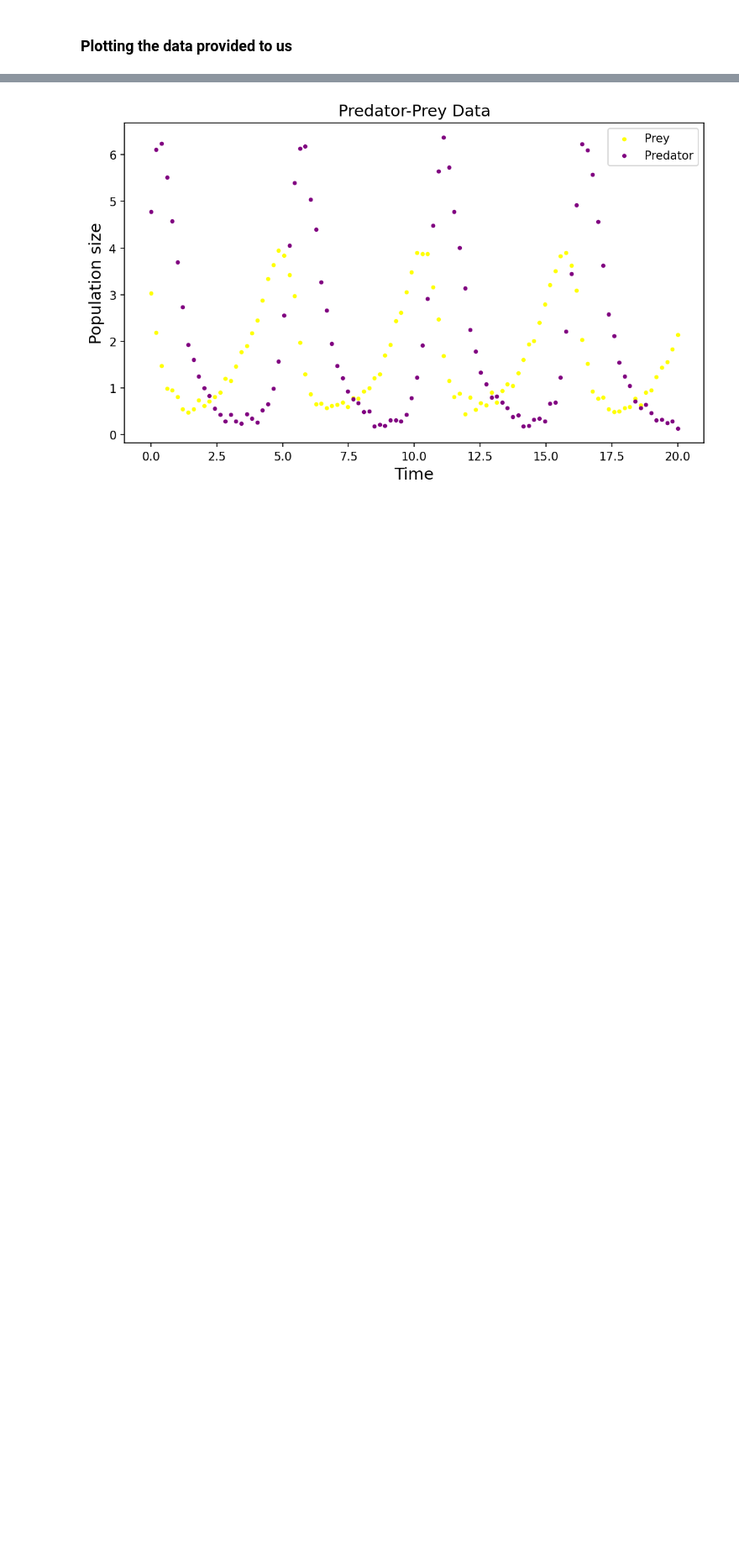
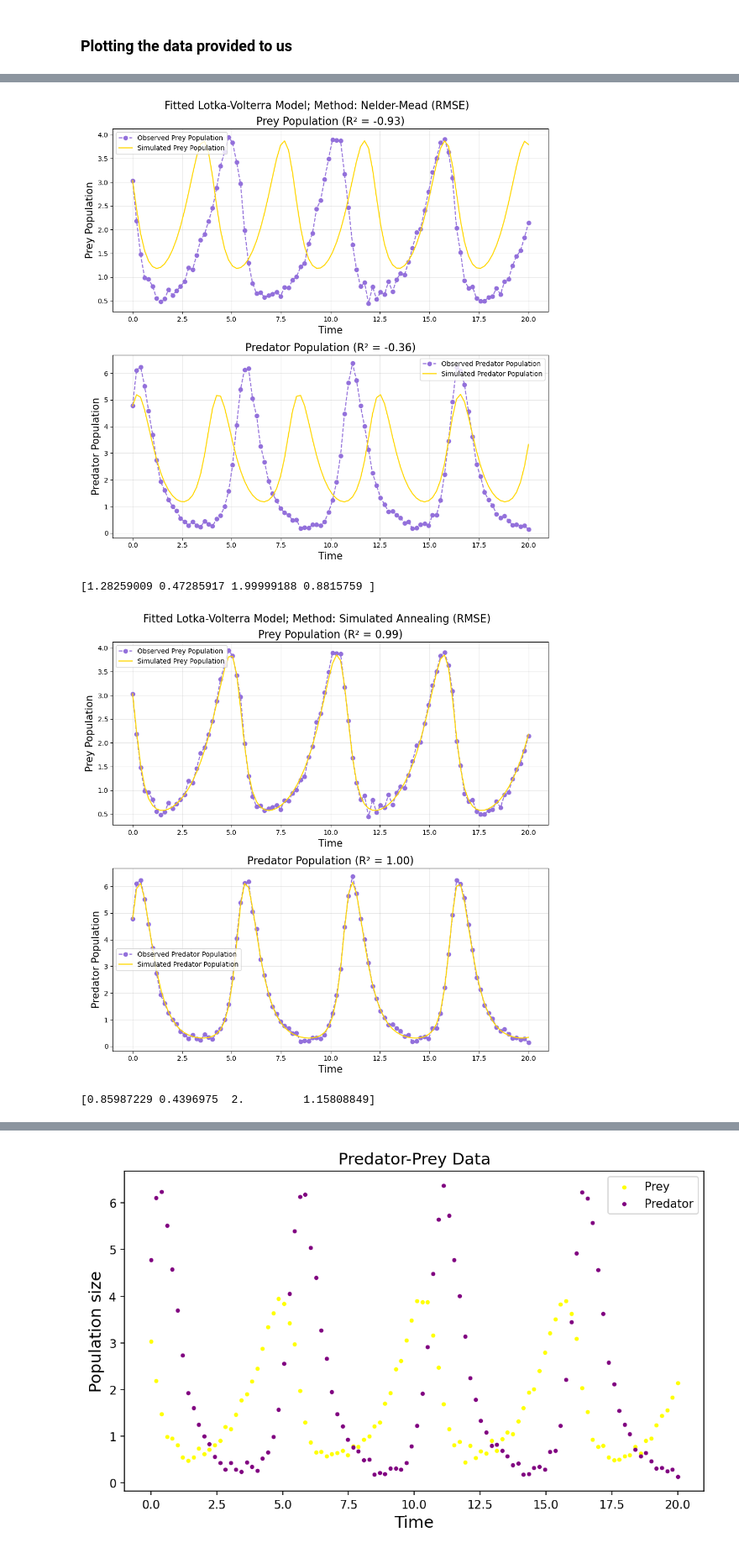
Before and after one commit to kushhhhs/LotkaVolterra-ModelFitting, a Jupyter notebook: main.ipynb, the cells around one changed output, grey strips where cells are left out. Shown at 84% size. Cells and saved outputs as stored; diff of their text form; code cells hidden in the pictures; blank space fills up the shorter version.

```diff
--- a/main.ipynb
+++ b/main.ipynb
@@ -28,0 +28,36 @@ bounds = [(0, 2), (0, 2), (0, 2), (0, 2)]
+# %%
+t_obs, x_obs, y_obs = load_data(r"C:\Users\magggien\Documents\Masters\LotkaVolterra-ModelFitting\data\predator-prey-data.csv")
+
+init_cond = [x_obs[0], y_obs[0]]
+
+#init_guess = (1.0, 0.5, 1.5, 1.0) #This guess was found using global optimization methtod to improve Nelder-Mead method.
+init_guess = (1.7, 0.8, 1.4, 0.6) # This is a 'best initial guess' using previous biology/predator-prey knowledge.
+bounds = [(0, 2), (0, 2), (0, 2), (0, 2)]
+
+optimized_params_local_RMSE = local_optimization_RMSE(init_guess, bounds, t_obs, init_cond, x_obs, y_obs)
+optimized_params_global_RMSE = global_optimization_RMSE(bounds, t_obs, init_cond, x_obs, y_obs)
+optimized_params_local_MAPE = local_optimization_MAPE(init_guess, bounds, t_obs, init_cond, x_obs, y_obs)
+optimized_params_global_MAPE = global_optimization_MAPE(bounds, t_obs, init_cond, x_obs, y_obs)
+
+sim_data_local_RMSE = simulate_model(optimized_params_local_RMSE, init_cond, t_obs)
+sim_data_global_RMSE = simulate_model(optimized_params_global_RMSE, init_cond, t_obs)
+sim_data_local_MAPE = simulate_model(optimized_params_local_MAPE, init_cond, t_obs)
+sim_data_global_MAPE = simulate_model(optimized_params_global_MAPE, init_cond, t_obs)
+
+method = "Nelder-Mead (RMSE)"
+plot_diffs(method, t_obs, x_obs, y_obs, sim_data_local_RMSE[0], sim_data_local_RMSE[1])
+print(optimized_params_local_RMSE)
+method = "Simulated Annealing (RMSE)"
+plot_diffs(method, t_obs, x_obs, y_obs, sim_data_global_RMSE[0], sim_data_global_RMSE[1])
+print(optimized_params_global_RMSE)
+method = "Nelder-Mead (MAPE)"
+plot_diffs(method, t_obs, x_obs, y_obs, sim_data_local_MAPE[0], sim_data_local_MAPE[1])
+print(optimized_params_local_MAPE)
+method = "Simulated Annealing (MAPE)"
+plot_diffs(method, t_obs, x_obs, y_obs, sim_data_global_MAPE[0], sim_data_global_MAPE[1])
+print(optimized_params_global_MAPE)
+# %% [output]
+[figure, added]
+[1.28259009 0.47285917 1.99999188 0.8815759 ]
+[figure, added]
+[0.85987229 0.4396975  2.         1.15808849]
```
Also changed, not shown: parts of 9 cells of this notebook, 3 other files.
